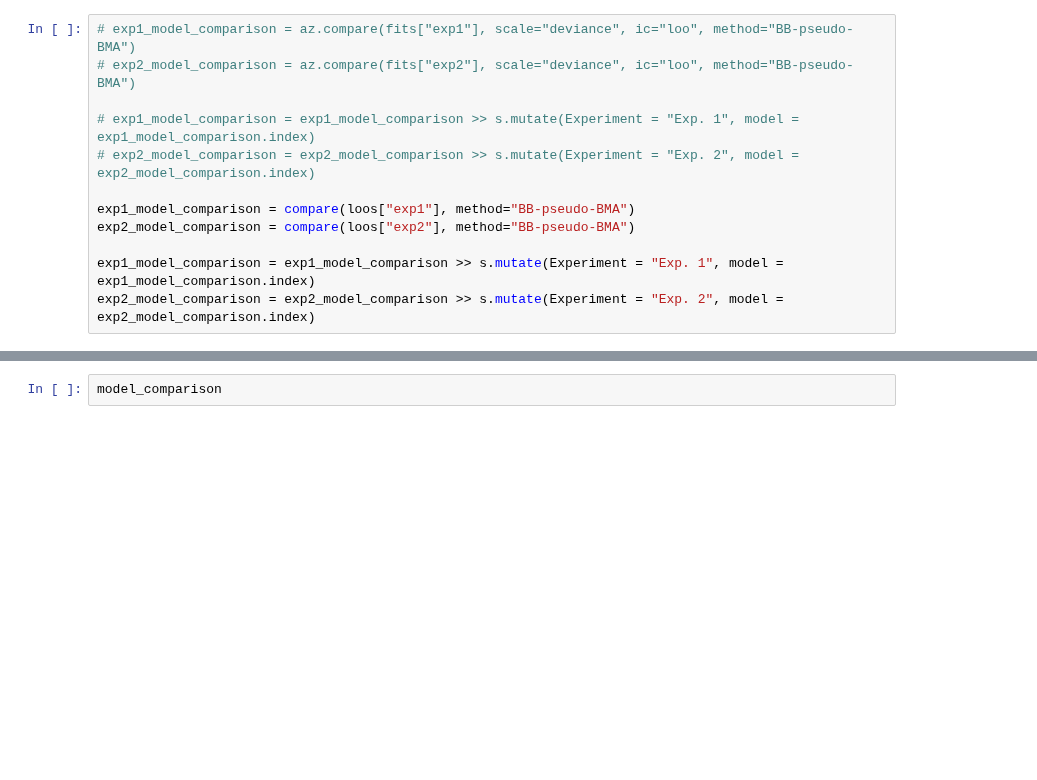
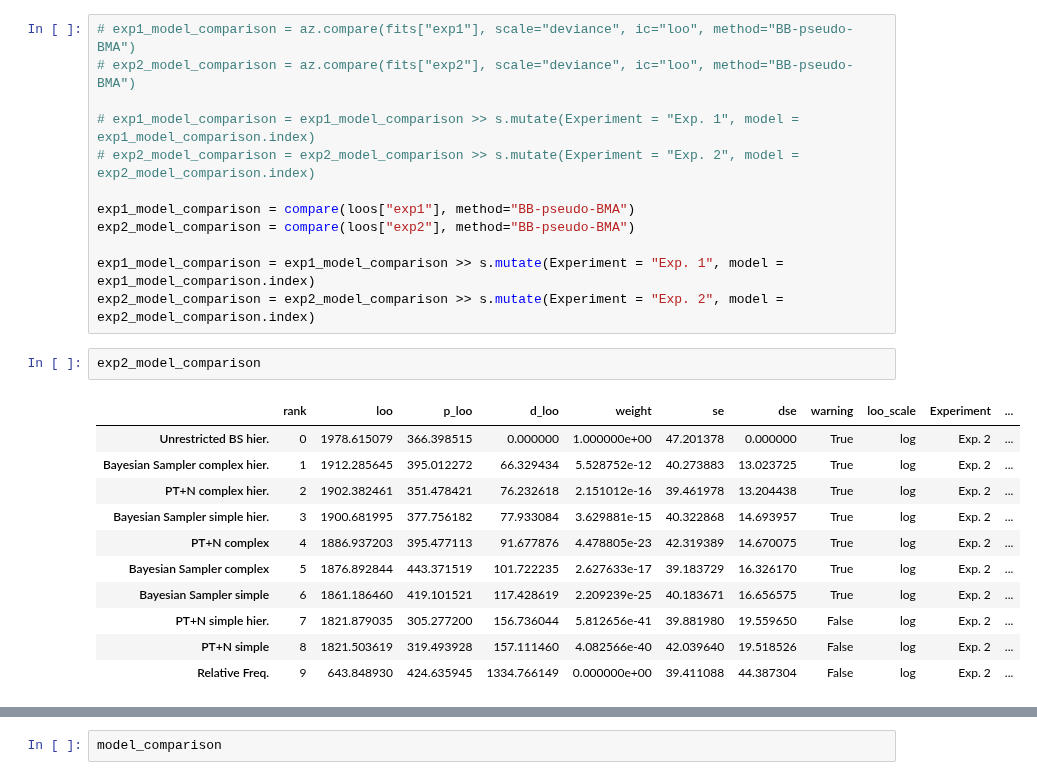
Before and after one commit to derekpowell/bayesian-sampler, a Jupyter notebook: bsampler-model-comp.ipynb, the cells around one changed output, grey strips where cells are left out. Cells and saved outputs as stored; diff of their text form; blank space fills up the shorter version.

```diff
--- a/bsampler-model-comp.ipynb
+++ b/bsampler-model-comp.ipynb
@@ -108,6 +108,20 @@ exp2_model_comparison = compare(loos["exp2"], method="BB-pseudo-BMA")
 
 exp1_model_comparison = exp1_model_comparison >> s.mutate(Experiment = "Exp. 1", model = exp1_model_comparison.index)
 exp2_model_comparison = exp2_model_comparison >> s.mutate(Experiment = "Exp. 2", model = exp2_model_comparison.index)
+# %%
+exp2_model_comparison
+# %% [output]
+|  | rank | loo | p_loo | d_loo | weight | se | dse | warning | loo_scale | Experiment | ... |
+| Unrestricted BS hier. | 0 | 1978.615079 | 366.398515 | 0.000000 | 1.000000e+00 | 47.201378 | 0.000000 | True | log | Exp. 2 | ... |
+| Bayesian Sampler complex hier. | 1 | 1912.285645 | 395.012272 | 66.329434 | 5.528752e-12 | 40.273883 | 13.023725 | True | log | Exp. 2 | ... |
+| PT+N complex hier. | 2 | 1902.382461 | 351.478421 | 76.232618 | 2.151012e-16 | 39.461978 | 13.204438 | True | log | Exp. 2 | ... |
+| Bayesian Sampler simple hier. | 3 | 1900.681995 | 377.756182 | 77.933084 | 3.629881e-15 | 40.322868 | 14.693957 | True | log | Exp. 2 | ... |
+| PT+N complex | 4 | 1886.937203 | 395.477113 | 91.677876 | 4.478805e-23 | 42.319389 | 14.670075 | True | log | Exp. 2 | ... |
+| Bayesian Sampler complex | 5 | 1876.892844 | 443.371519 | 101.722235 | 2.627633e-17 | 39.183729 | 16.326170 | True | log | Exp. 2 | ... |
+| Bayesian Sampler simple | 6 | 1861.186460 | 419.101521 | 117.428619 | 2.209239e-25 | 40.183671 | 16.656575 | True | log | Exp. 2 | ... |
+| PT+N simple hier. | 7 | 1821.879035 | 305.277200 | 156.736044 | 5.812656e-41 | 39.881980 | 19.559650 | False | log | Exp. 2 | ... |
+| PT+N simple | 8 | 1821.503619 | 319.493928 | 157.111460 | 4.082566e-40 | 42.039640 | 19.518526 | False | log | Exp. 2 | ... |
+| Relative Freq. | 9 | 643.848930 | 424.635945 | 1334.766149 | 0.000000e+00 | 39.411088 | 44.387304 | False | log | Exp. 2 | ... |
 # %%
 from plotnine import *
 import siuba as s
```
Also changed, not shown: parts of 5 cells of this notebook, 5 other files.
